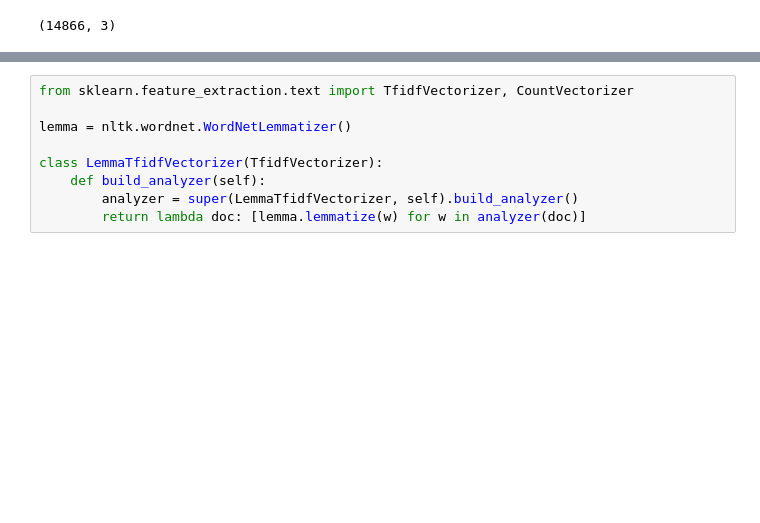
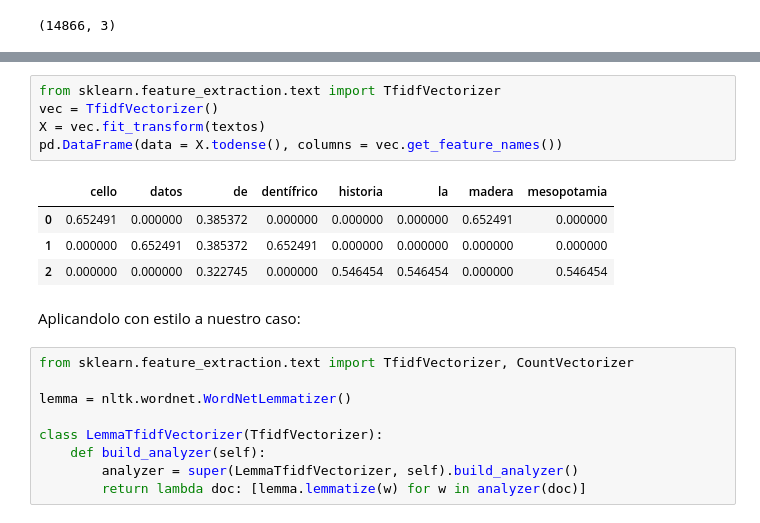
Before and after one commit to institutohumai/cursos-python, a Jupyter notebook: MachineLearning/Machine_Learning_II.ipynb, the cells around one changed output, grey strips where cells are left out. Saved outputs shown, nothing was run; the diff lists cells and outputs as text; blank space fills up the shorter version.

```diff
--- a/MachineLearning/Machine_Learning_II.ipynb
+++ b/MachineLearning/Machine_Learning_II.ipynb
@@ -406,3 +451,15 @@ nltk.download('wordnet')
+# %%
+from sklearn.feature_extraction.text import TfidfVectorizer
+vec = TfidfVectorizer()
+X = vec.fit_transform(textos)
+pd.DataFrame(data = X.todense(), columns = vec.get_feature_names())
+# %% [output]
+|  | cello | datos | de | dentífrico | historia | la | madera | mesopotamia |
+| 0 | 0.652491 | 0.000000 | 0.385372 | 0.000000 | 0.000000 | 0.000000 | 0.652491 | 0.000000 |
+| 1 | 0.000000 | 0.652491 | 0.385372 | 0.652491 | 0.000000 | 0.000000 | 0.000000 | 0.000000 |
+| 2 | 0.000000 | 0.000000 | 0.322745 | 0.000000 | 0.546454 | 0.546454 | 0.000000 | 0.546454 |
+# %% [markdown]
+Aplicandolo con estilo a nuestro caso:
 # %%
 from sklearn.feature_extraction.text import TfidfVectorizer, CountVectorizer
 
```
Also changed, not shown: parts of 36 cells of this notebook.
